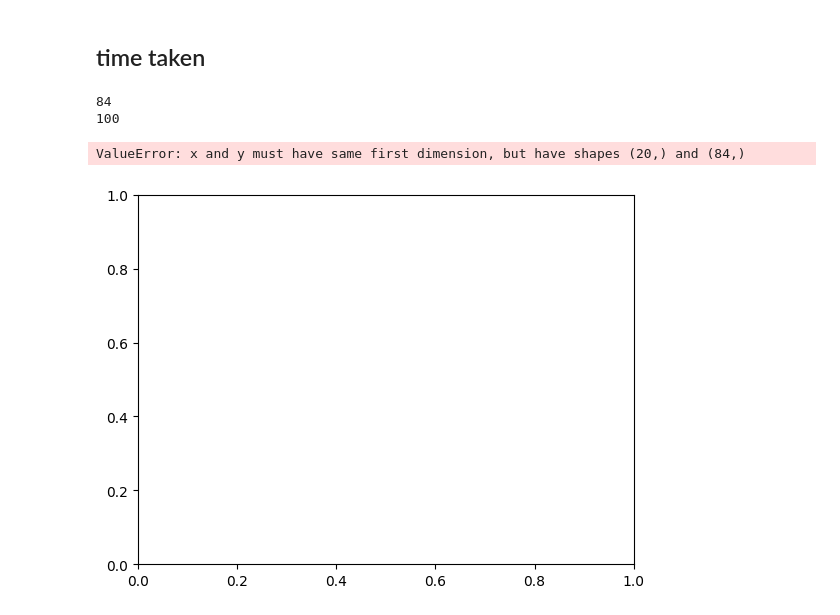
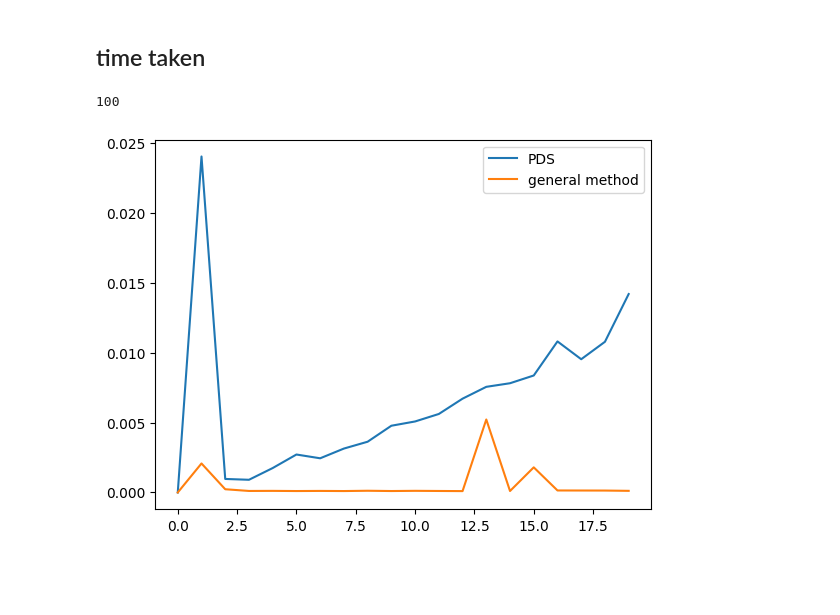
Before and after one commit to sureshnaidugolla/CXFEL-Project-Work, a Jupyter notebook: PDS_Play.ipynb, the cells around one changed output. Drawn from its saved outputs; the diff is of its cells as text; code cells hidden in the pictures; blank space fills up the shorter version.

```diff
--- a/PDS_Play.ipynb
+++ b/PDS_Play.ipynb
@@ -1,19 +1,2 @@
 # %% [markdown]
 <a href="https://colab.research.google.com/github/sureshnaidugolla/myrepo/blob/GP/PDS_Play.ipynb" target="_parent"><img src="https://colab.research.google.com/assets/colab-badge.svg" alt="Open In Colab"/></a>
-# %%
-import numpy as np
-a=np.random.rand(10,2)
-l=[]
-min_dist=0.000000001
-k=[]
-for i in range(len(a)):
-  for j in a:
-    print(a[i],j,type(a[i]),type(j))
-    if(np.linalg.norm(a[i]-j)<min_dist):
-      l.append(i)
-      break
-
-print(len(l))
-print(k)
-a=np.delete(a,l,0)
-print(a)
@@ -298,19 +245,17 @@ plt.show()
 # %%
 import matplotlib.pyplot as plt
 
 ptime=[0, 0.02403545379638672, 0.0009675025939941406, 0.0009081363677978516, 0.0017478466033935547, 0.002715587615966797, 0.002445697784423828, 0.003141164779663086, 0.0036308765411376953, 0.004774332046508789, 0.005079984664916992, 0.005615234375, 0.006710529327392578, 0.0075571537017822266, 0.007814645767211914, 0.008368253707885742, 0.010805606842041016, 0.009531736373901367, 0.010780096054077148, 0.014195919036865234] #, 0.012491941452026367]
 gtime=[0, 0.0003979206085205078, 0.0002810955047607422, 0.00022268295288085938, 0.00010943412780761719, 0.00010442733764648438, 0.00011157989501953125, 0.00011348724365234375, 0.00012540817260742188, 0.00010943412780761719, 0.00010943412780761719, 0.00011324882507324219, 0.00017213821411132812, 0.00012302398681640625, 0.00011324882507324219, 0.00012159347534179688, 0.00011754035949707031, 0.00011467933654785156, 7.891654968261719e-05, 7.2479248046875e-05]
 x=[i for i in range(20)]
 #ptime=ptime_taken
 #print(len(ptime_taken))
 gtime=time_taken
 print(len(time_taken))
 plt.plot(x,ptime,label="PDS")
-plt.plot(x[:84:],gtime,label="general method")
+plt.plot(x,gtime[:20:],label="general method")
 plt.legend()
 plt.show()
 # %% [output]
-84
 100
-ValueError: x and y must have same first dimension, but have shapes (20,) and (84,)
-[figure, old version]
+[figure, new version]
```
Also changed, not shown: parts of 10 cells of this notebook.
